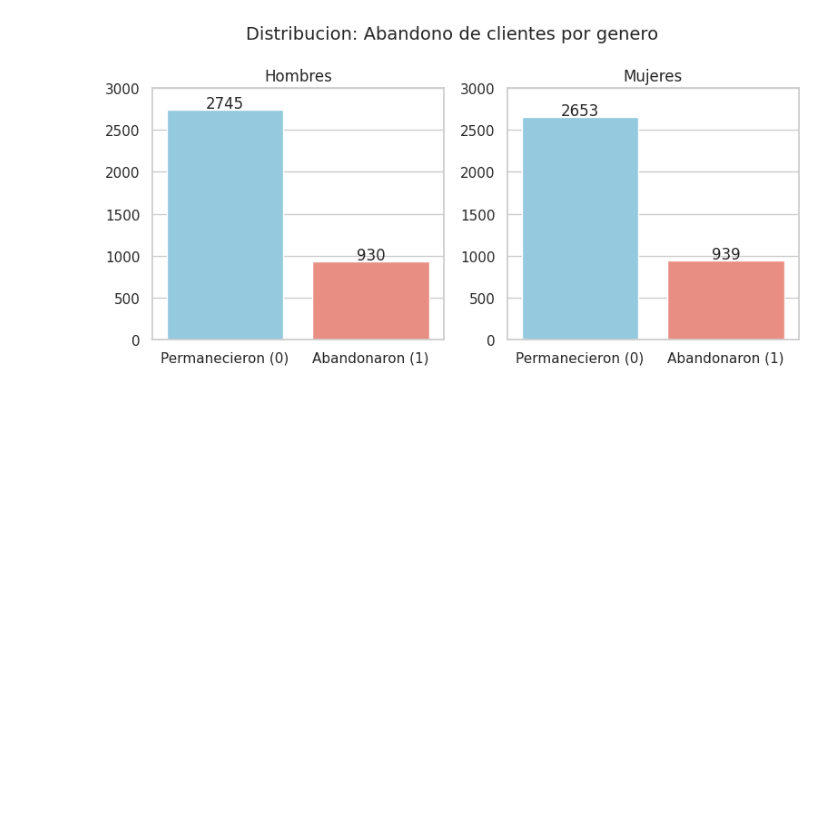
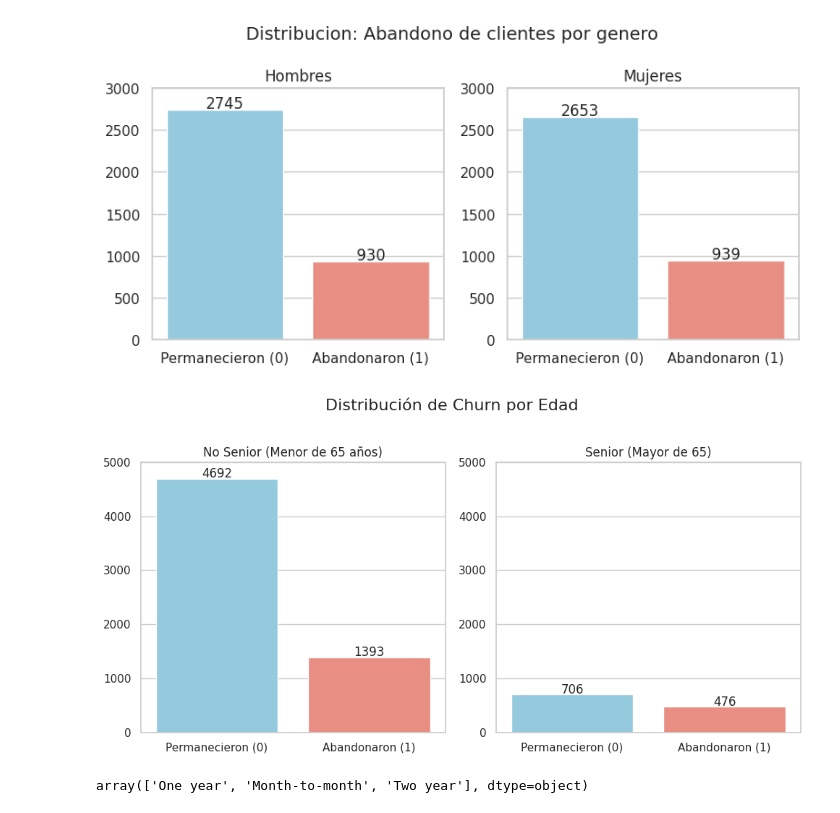
Before and after one commit to clavandera/TelecomX, a Jupyter notebook: ChallengeTelecom.ipynb, the cells around one changed output. Cells and saved outputs as stored; diff of their text form; code cells hidden in the pictures; blank space fills up the shorter version.

```diff
--- a/ChallengeTelecom.ipynb
+++ b/ChallengeTelecom.ipynb
@@ -421,3 +427,39 @@ plt.tight_layout()
 plt.show()
 # %% [output]
 [figure]
+# %%
+no_senior = df_final[df_final['SeniorCitizen'] == 0]['Churn'].value_counts()
+senior = df_final[df_final['SeniorCitizen'] == 1]['Churn'].value_counts()
+# %%
+sns.set(style="whitegrid")
+fig, axs = plt.subplots(1, 2, figsize=(10, 5))
+plt.suptitle('Distribución de Churn por Edad', fontsize=16, y=1.02)
+
+def plot_churn(data, ax, title):
+    sns.barplot(
+        x=data.index,
+        y=data.values,
+        hue=data.index,
+        palette=["Skyblue", "salmon"],
+        legend=False,
+        ax=ax
+    )
+    ax.set_title(title)
+    ax.set_xlabel('')
+    ax.set_xticks([0,1])
+    ax.set_xticklabels(['Permanecieron (0)', 'Abandonaron (1)'])
+    ax.set_ylim(0, 5000)
+    for i, count in enumerate(data.values):
+        ax.text(i, count+20, str(count), ha='center')
+
+plot_churn(no_senior, axs[0], 'No Senior (Menor de 65 años)')
+plot_churn(senior, axs[1], 'Senior (Mayor de 65)')
+
+plt.tight_layout()
+plt.show()
+# %% [output]
+[figure, added]
+# %%
+df_final['Contract'].unique()
+# %% [output]
+array(['One year', 'Month-to-month', 'Two year'], dtype=object)
```
Also changed, not shown: parts of 12 cells of this notebook.
